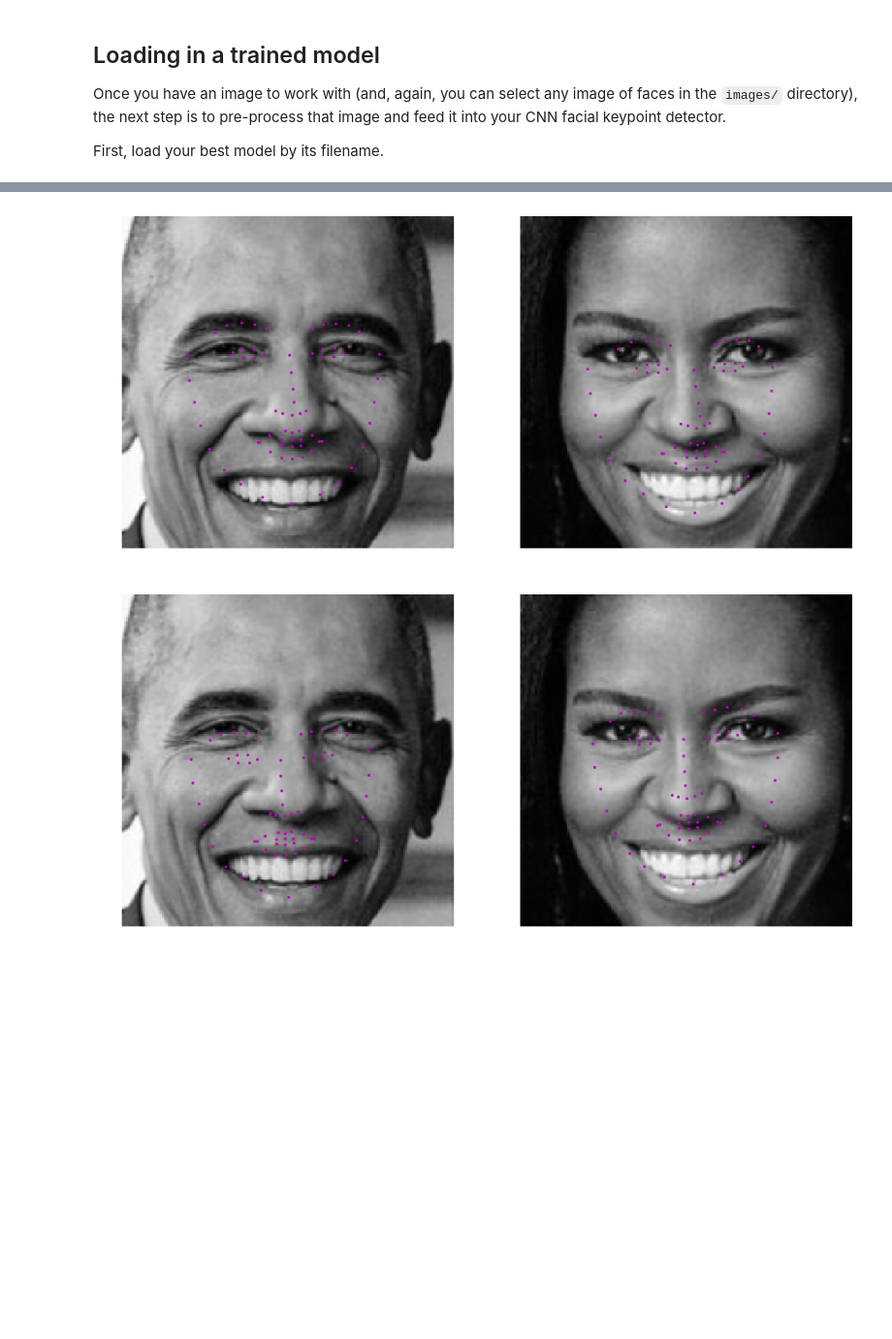
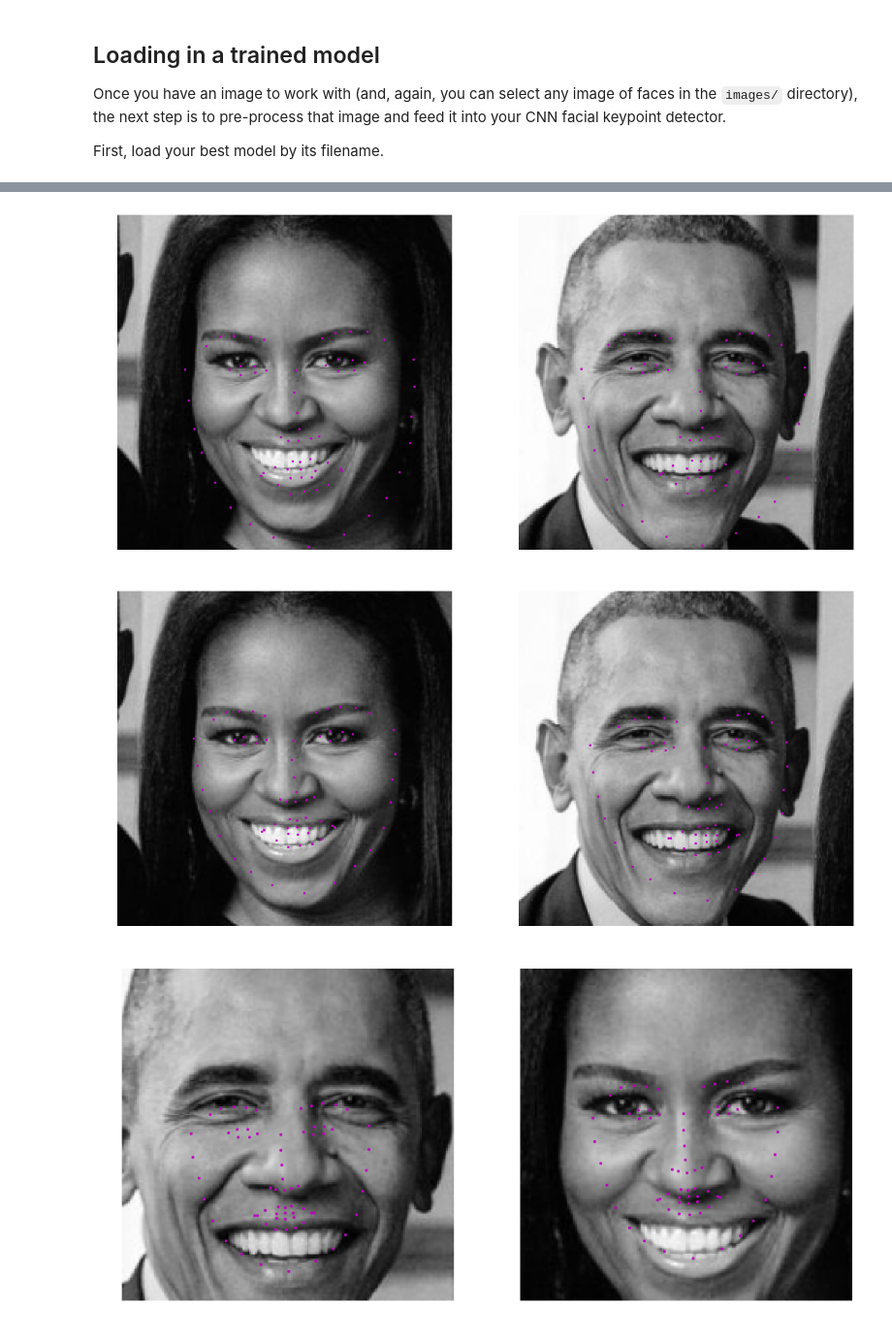
Before and after one commit to IvanBrasilico/P1_Facial_Keypoints, a Jupyter notebook: 3. Facial Keypoint Detection, Complete Pipeline.ipynb, the cells around one changed output, grey strips where cells are left out. Shown at 97% size. Saved outputs shown, nothing was run; the diff lists cells and outputs as text; code cells hidden in the pictures; blank space fills up the shorter version.

```diff
--- a/3. Facial Keypoint Detection, Complete Pipeline.ipynb
+++ b/3. Facial Keypoint Detection, Complete Pipeline.ipynb
@@ -176,11 +178,17 @@ plot()
 # %%
-import modelsv2
-net = modelsv2.Net()
-net.load_state_dict(torch.load('saved_models/keypoints_model_1.pt'))
+net = Net()
+net.load_state_dict(torch.load('saved_models/keypoints_model_v3_2.pt'))
 net.eval()
 plot()
 # %% [output]
-[figure, old version]
+[figure, new version]
+# %%
+net = Net()
+net.load_state_dict(torch.load('saved_models/keypoints_model_v3_3.pt'))
+net.eval()
+plot()
+# %% [output]
+[figure, added]
 # %%
 net = modelsv2.Net()
 net.load_state_dict(torch.load('saved_models/keypoints_model_2.pt'))
```
Also changed, not shown: parts of 3 cells of this notebook, 7 other files.
